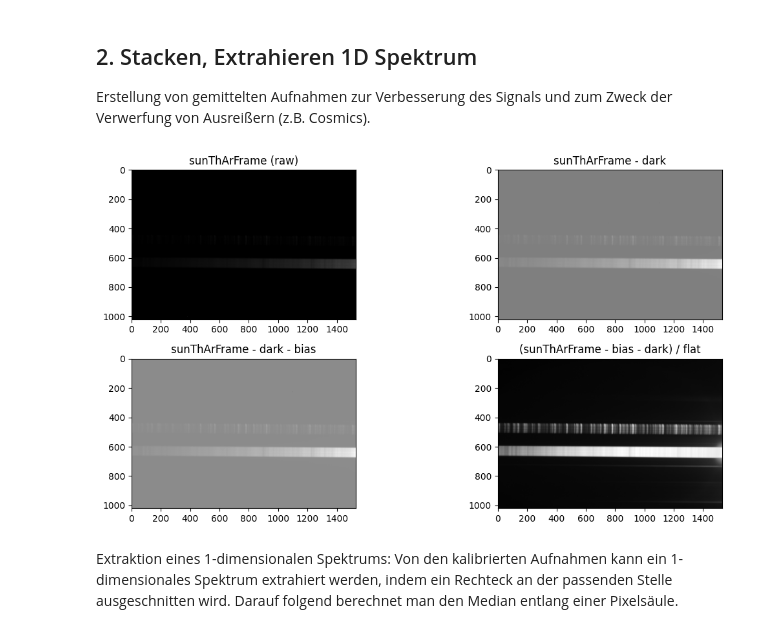
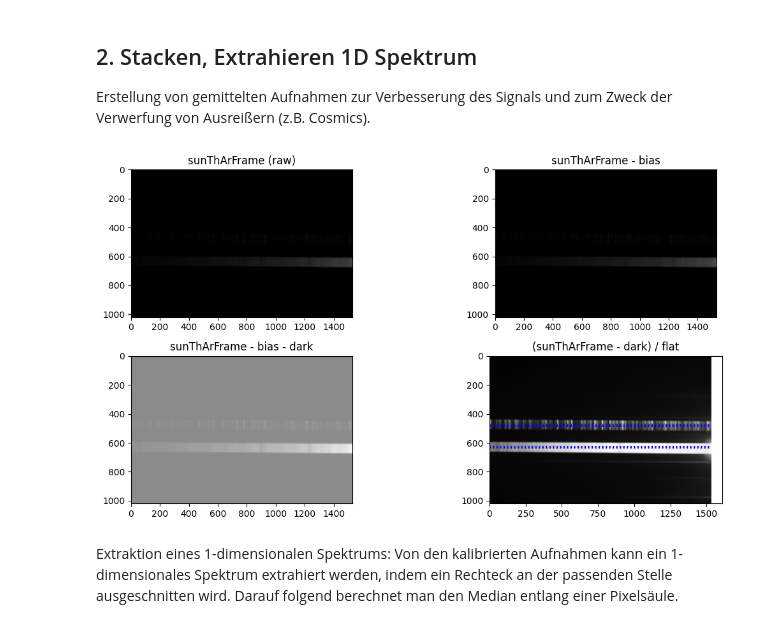
Before and after one commit to B0whunt3r21/AstroPrak, a Jupyter notebook: SolarSpectrum/Auswertungshilfe.ipynb, the cells around one changed output. Cells and saved outputs as stored; diff of their text form; code cells hidden in the pictures.

```diff
--- a/SolarSpectrum/Auswertungshilfe.ipynb
+++ b/SolarSpectrum/Auswertungshilfe.ipynb
@@ -91,19 +91,23 @@ flatFrame_normalized = flatFrame / np.mean(flatFrame)
 # %%
 # Plot of different Frames
 fig, ax = plt.subplots(2, 2, figsize=(12, 6))
 ax[0, 0].imshow(sunThArFrame, cmap='grey')
 ax[0, 0].set_title('sunThArFrame (raw)')
 
-ax[0, 1].imshow(sunThArFrame-darkFrame, cmap='grey')
-ax[0, 1].set_title('sunThArFrame - dark')
+ax[0, 1].imshow(sunThArFrame-biasFrame, cmap='grey')
+ax[0, 1].set_title('sunThArFrame - bias')
 
 ax[1, 0].imshow(sunThArFrame-darkFrame-biasFrame, cmap='grey')
-ax[1, 0].set_title('sunThArFrame - dark - bias')
+ax[1, 0].set_title('sunThArFrame - bias - dark')
 
 ax[1, 1].imshow((sunThArFrame-biasFrame-darkFrame) / flatFrame_normalized, cmap='grey')
-ax[1, 1].set_title('(sunThArFrame - bias - dark) / flat')
+ax[1, 1].set_title('(sunThArFrame - dark) / flat')
+ax[1, 1].hlines(y=625, xmin=0, xmax=1530, color='blue', linestyle='dotted')
+ax[1, 1].hlines(y=635, xmin=0, xmax=1530, color='blue', linestyle='dotted')
+ax[1, 1].hlines(y=475, xmin=0, xmax=1530, color='blue', linestyle='dotted')
+ax[1, 1].hlines(y=485, xmin=0, xmax=1530, color='blue', linestyle='dotted')
 
 plt.tight_layout()
 plt.show()
 # %% [output]
-[figure, old version]
+[figure, new version]
```
Also changed, not shown: parts of 15 cells of this notebook.
